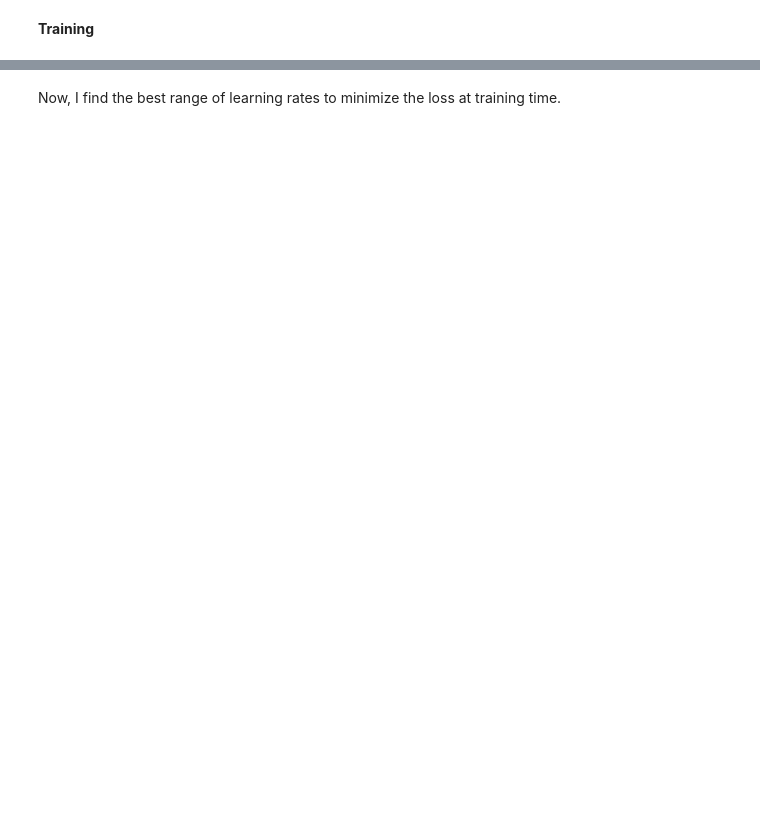
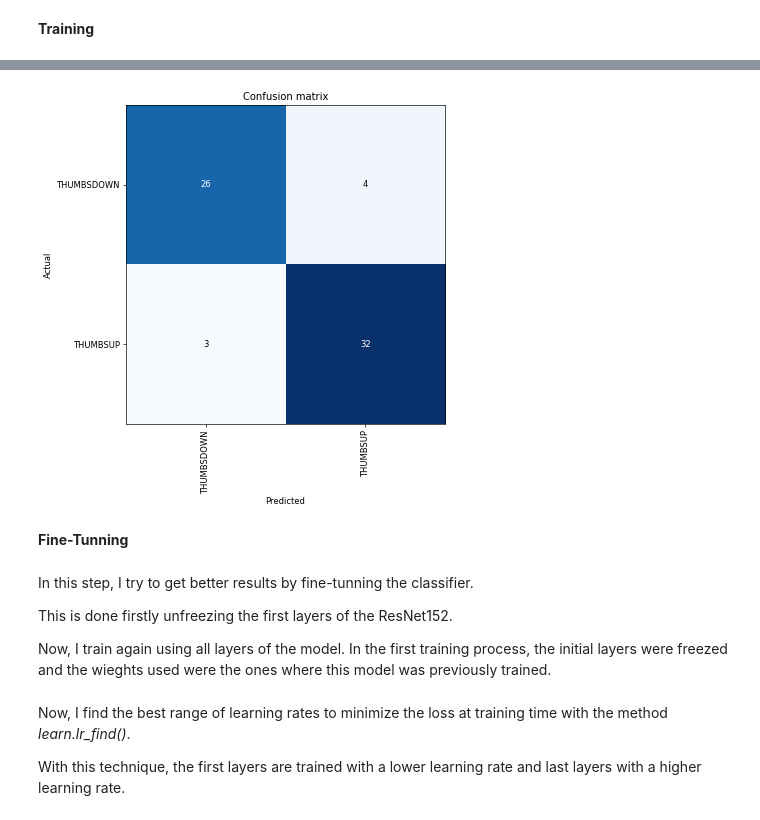
Before and after one commit to AlexMont/GestureClassifier, a Jupyter notebook: GesturesClassification.ipynb, the cells around one changed output, grey strips where cells are left out. Cells and saved outputs as stored; diff of their text form; code cells hidden in the pictures; blank space fills up the shorter version.

```diff
--- a/GesturesClassification.ipynb
+++ b/GesturesClassification.ipynb
@@ -105,0 +231,13 @@ learn.model
+# %%
+interp.plot_confusion_matrix(figsize=(7,7), dpi=60)
+# %% [output]
+[figure, added]
+# %% [markdown]
+**Fine-Tunning**
+# %% [markdown]
+In this step, I try to get better results by fine-tunning the classifier.
+
+This is done firstly unfreezing the first layers of the ResNet152.
+
+Now, I train again using all layers of the model.
+In the first training process, the initial layers were freezed and the wieghts used were the ones where this model was previously trained.
@@ -106,5 +246,7 @@ learn.model
 # %% [markdown]
-Now, I find the best range of learning rates to minimize the loss at training time.
+Now, I find the best range of learning rates to minimize the loss at training time with the method *learn.lr_find()*.
+
+With this technique, the first layers are trained with a lower learning rate and last layers with a higher learning rate.
 # %%
 learn.lr_find()
 learn.recorder.plot()
```
Also changed, not shown: parts of 51 cells of this notebook.
